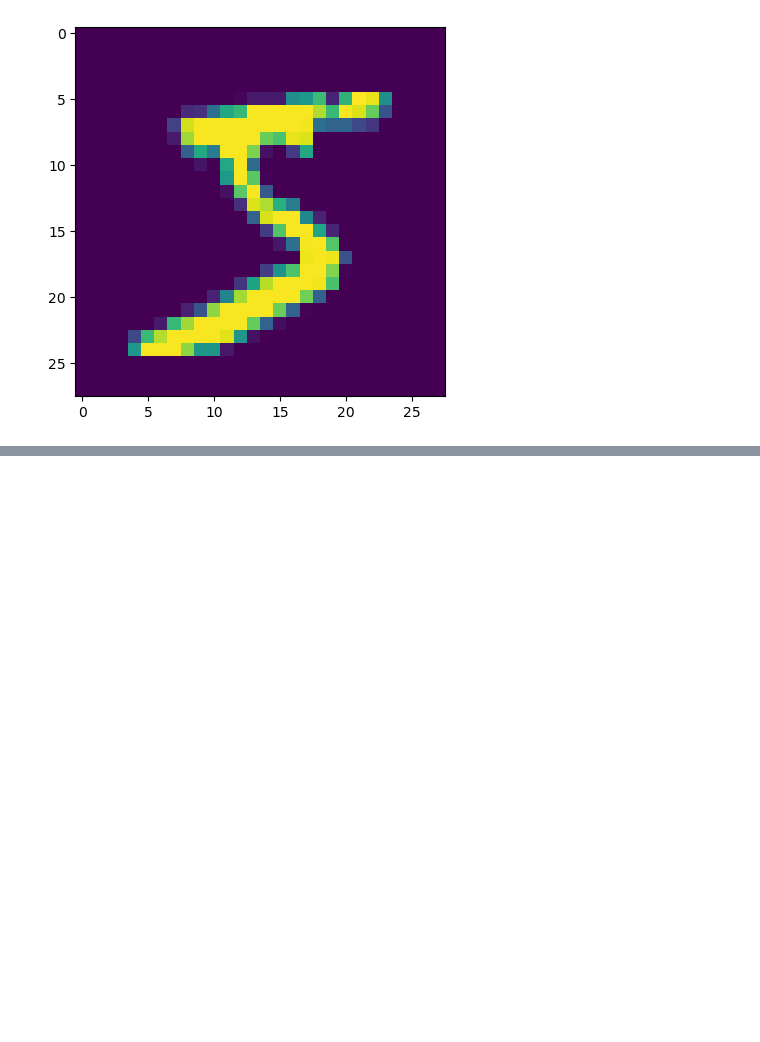
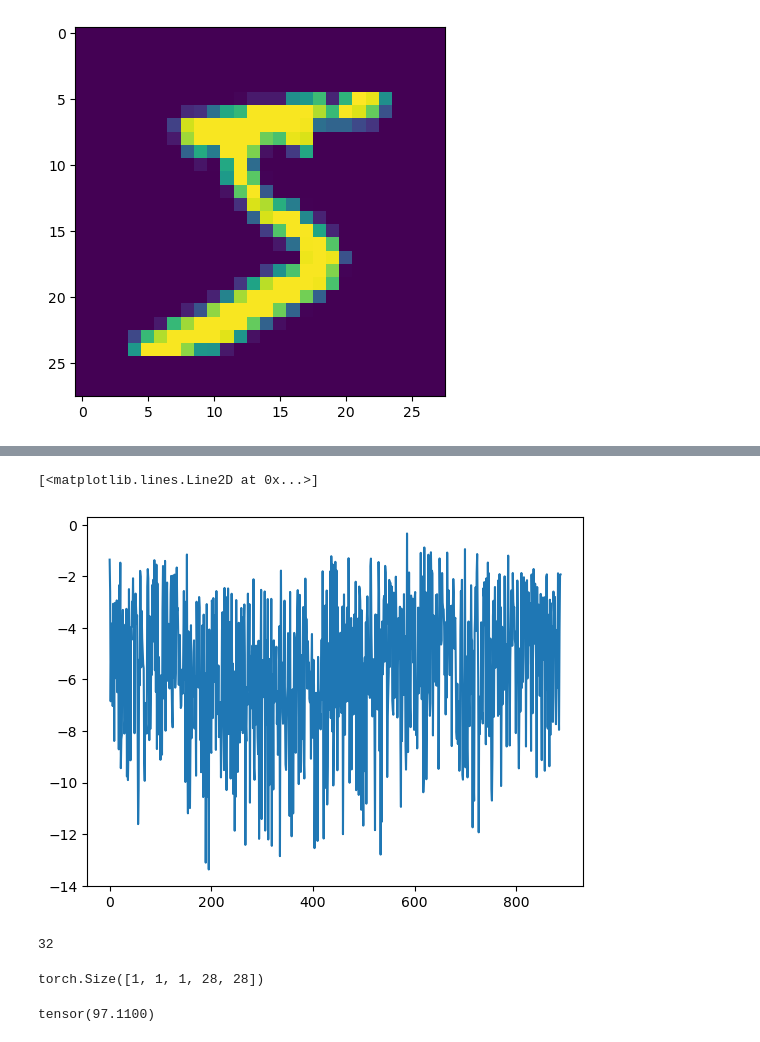
Before and after one commit to wstreyer/MNIST, a Jupyter notebook: Basic_MNIST_Classifier.ipynb, the cells around one changed output, grey strips where cells are left out. Saved outputs shown, nothing was run; the diff lists cells and outputs as text; code cells hidden in the pictures; blank space fills up the shorter version.

Commit message:
complete training loop, evauate convergence, inference on test data, accuracy check

```diff
--- a/Basic_MNIST_Classifier.ipynb
+++ b/Basic_MNIST_Classifier.ipynb
@@ -124,7 +84,7 @@ for num, activation in enumerate(activations):
 # %%
 # Load, transform, and split data
 # Load data
-batch_size = 32
+batch_size = 16
 transform = transforms.Compose([
     transforms.ToTensor(),
     transforms.Normalize((0.5,), (0.5,))
@@ -167,11 +122,11 @@ plt.imshow(img_sample)
 # %%
 # Training and validation
 loss_fnc = torch.nn.functional.nll_loss
-optimizer = torch.optim.Adam(model.parameters(), lr=1e-3)
-# optimizer = torch.optim.SGD(model.parameters, lr=1e-3)
+# optimizer = torch.optim.Adam(model.parameters(), lr=1e-4)
+optimizer = torch.optim.SGD(model.parameters, lr=1e-4)
 
-num_epochs = 100
-for epoch in epochs:
+num_epochs = 20
+for epoch in range(num_epochs):
 
     # Training
     train_loss = []
@@ -188,20 +143,15 @@ for epoch in epochs:
         optimizer.zero_grad()
 
     # Validation
-    val_loss = []
-    for batch in val_loader:
-        # Forward batch
-        x, y = batch
-        logits = model(x)
-        loss = loss_fnc(logits, y)
-        val_loss.append(loss)
-        val_loss = torch.mean(torch.tensor(val_loss))
-
-        # Backprop and optimize
-        loss.backward()
-        optimizer.step()
-        optimizer.zero_grad()
-        val_loss = torch.mean(torch.tensor(val_loss))
-
-    #
+    with torch.no_grad():
+        val_loss = []
+        for batch in val_loader:
+            # Forward batch
+            x, y = batch
+            logits = model(x)
+            loss = loss_fnc(logits, y)
+            val_loss.append(loss)
+            # val_loss = torch.mean(torch.tensor(val_loss))
+    # Update progress
+    print(f'{epoch=}: {train_loss[-1]=}, {val_loss[-1]=}')
 # %% [output]
@@ -208,0 +174,16 @@ TypeError: 'method' object is not iterable
+# %%
+# Evaluate training and validation loss curves
+plt.plot(range(len(train_loss)), [torch.log(loss).detach() for loss in train_loss])
+plt.plot(range(len(val_loss)), [torch.log(loss).detach() for loss in val_loss])
+# %% [output]
+[<matplotlib.lines.Line2D at 0x...>]
+[figure, added]
+# %%
+samples = [itm for itm in sample]
+len(samples)
+# %% [output]
+32
+# %%
+sample.shape
+# %% [output]
+torch.Size([1, 1, 1, 28, 28])
@@ -208,0 +203,4 @@ TypeError: 'method' object is not iterable
+# %%
+sum([target == prediction for target, prediction in zip(targets, predictions)])/len(targets)*100
+# %% [output]
+tensor(97.1100)
```
Also changed, not shown: parts of 11 cells of this notebook.
